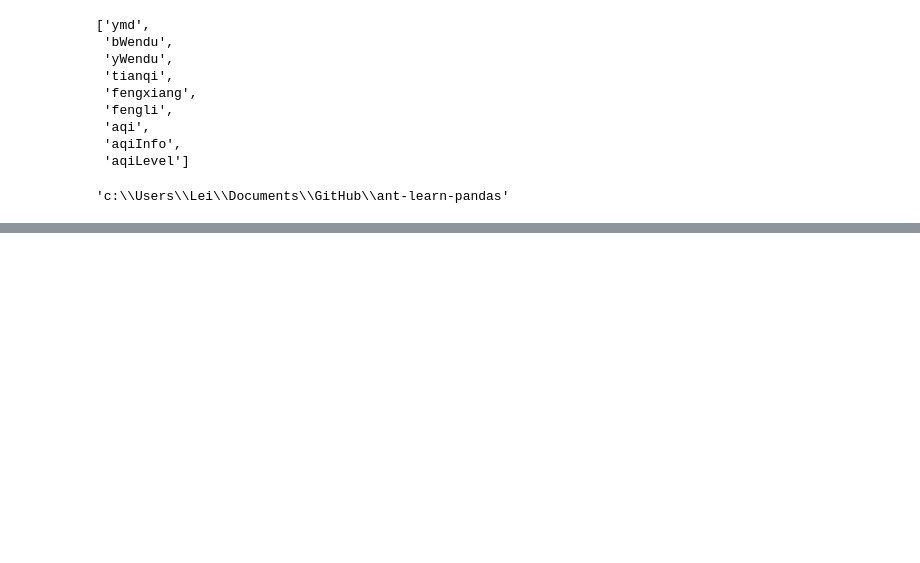
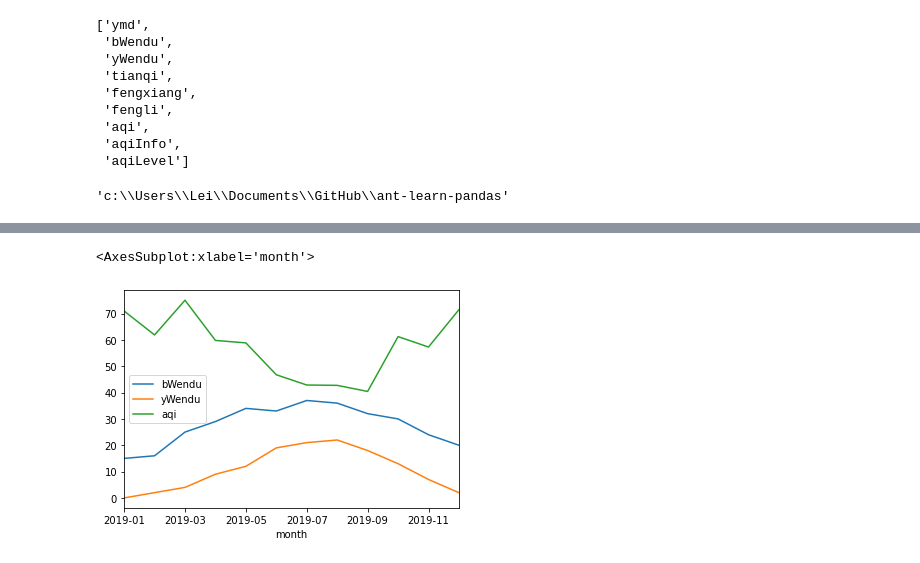
Before and after one commit to sternenburg/ant-learn-pandas, a Jupyter notebook: 爬虫读取上海天气.ipynb, the cells around one changed output, grey strips where cells are left out. Saved outputs shown, nothing was run; the diff lists cells and outputs as text; code cells hidden in the pictures; blank space fills up the shorter version.

```diff
--- a/爬虫读取上海天气.ipynb
+++ b/爬虫读取上海天气.ipynb
@@ -153,0 +161,2 @@ with open(f'{work_dir}/shanghai_weather_2019.csv', 'w', newline = '', encoding =
+# %%
+df.set_index('ymd', inplace = True)
@@ -153,0 +178,3 @@ with open(f'{work_dir}/shanghai_weather_2019.csv', 'w', newline = '', encoding =
+# %%
+df['bWendu'] = df['bWendu'].str.replace('℃', '').astype('int32')
+df['yWendu'] = df['yWendu'].str.replace('℃', '').astype('int32')
@@ -153,0 +249,2 @@ with open(f'{work_dir}/shanghai_weather_2019.csv', 'w', newline = '', encoding =
+# %%
+df['month'] = df.index.str[:7]
@@ -153,0 +279,4 @@ with open(f'{work_dir}/shanghai_weather_2019.csv', 'w', newline = '', encoding =
+# %%
+import numpy as np
+group_data = df.groupby('month').agg({"bWendu":np.max, "yWendu":np.min, "aqi":np.mean})
+group_data
@@ -153,0 +298,5 @@ with open(f'{work_dir}/shanghai_weather_2019.csv', 'w', newline = '', encoding =
+# %%
+group_data.plot()
+# %% [output]
+<AxesSubplot:xlabel='month'>
+[figure, added]
```
Also changed, not shown: parts of 13 cells of this notebook.
